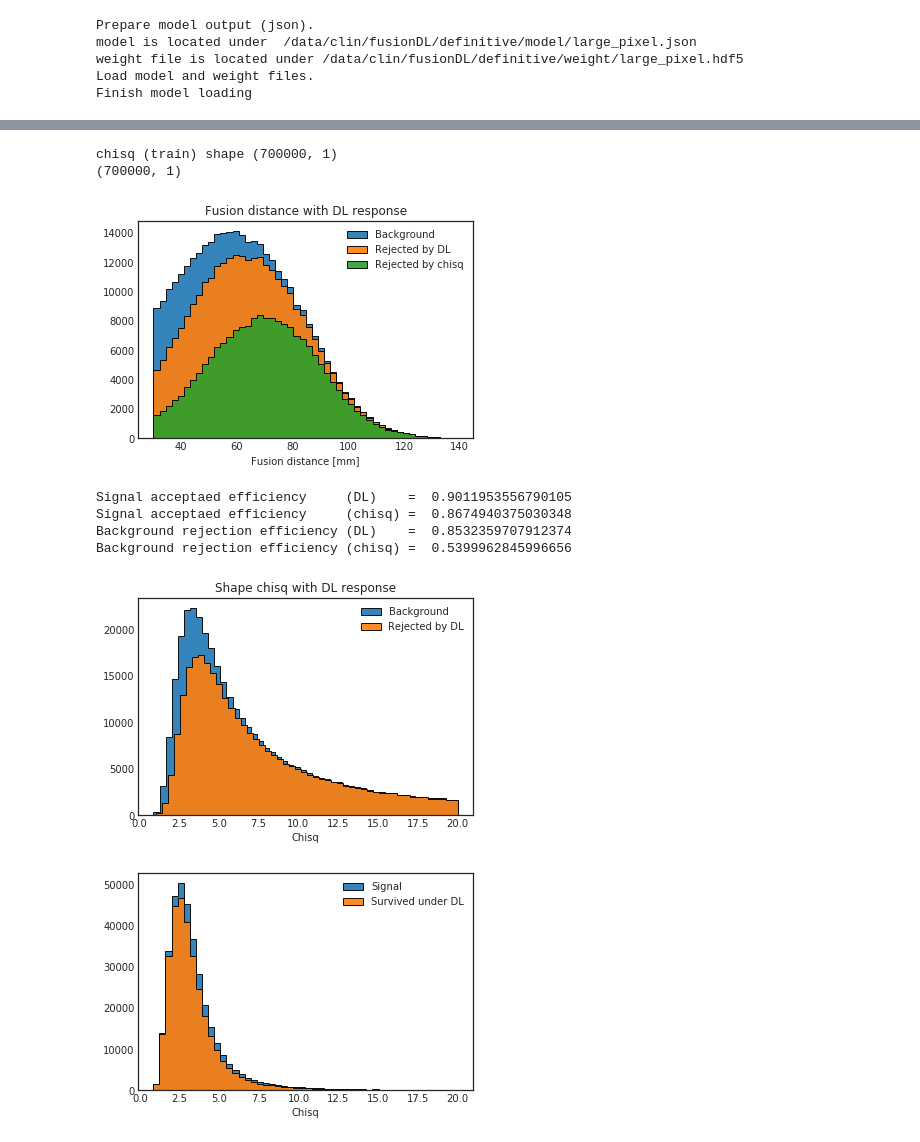
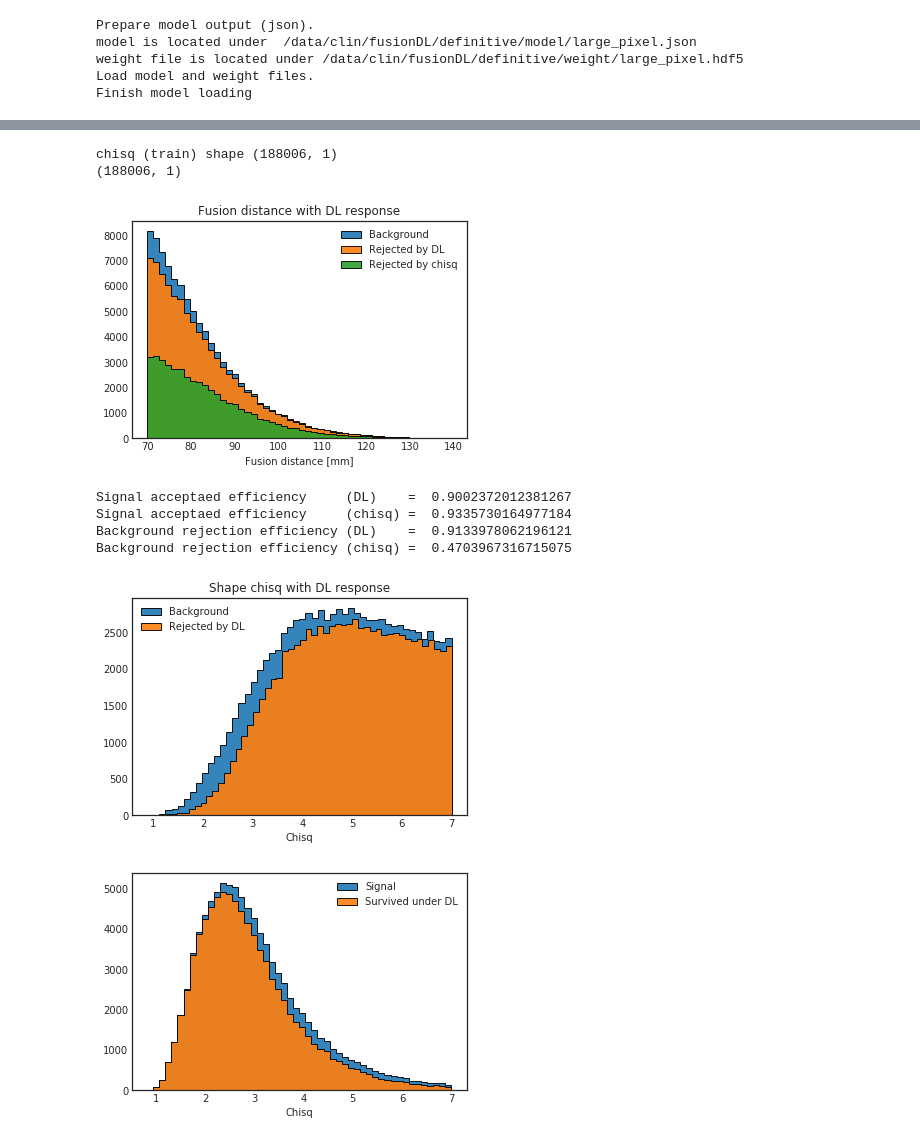
Before and after one commit to c-lin-hep/fusionDL, a Jupyter notebook: training/definitive/pixel_large_definitive.ipynb, the cells around one changed output, grey strips where cells are left out. Saved outputs shown, nothing was run; the diff lists cells and outputs as text; code cells hidden in the pictures.

Commit message:
Add files via upload
- New signal training samples (KLpi0pi0 enhanced from real data).

```diff
--- a/training/definitive/pixel_large_definitive.ipynb
+++ b/training/definitive/pixel_large_definitive.ipynb
@@ -592,11 +593,12 @@ fig.savefig(file_path)
 # - This plot shows how shape chisq / DL cut responds in fusion distance distribution.
 # - In principle, DL is able to reject more events than the conventional chisq
 #
+fig = plt.figure()
 plt.style.use('seaborn-white')
 plt.title("Fusion distance with DL response")
 
 chisq_train = extraVars_train[:,2:3]
-chisq_cut=5./20
+chisq_cut=4.9/7
 print("chisq (train) shape", chisq_train.shape )
 print(preds_train.shape)
 
@@ -626,42 +628,43 @@ print("Background rejection efficiency (chisq) = ", nbg_chisq_cut / nbg_all )
 file_path=base_dir+"/plot/bg_fusionDist_" + prefix + ".pdf"
 fig.savefig(file_path)
 # %% [output]
-chisq (train) shape (700000, 1)
-(700000, 1)
+chisq (train) shape (188006, 1)
+(188006, 1)
-[figure, old version]
+[figure, new version]
-Signal acceptaed efficiency     (DL)    =  0.9011953556790105
-Signal acceptaed efficiency     (chisq) =  0.8674940375030348
-Background rejection efficiency (DL)    =  0.8532359707912374
-Background rejection efficiency (chisq) =  0.5399962845996656
+Signal acceptaed efficiency     (DL)    =  0.9002372012381267
+Signal acceptaed efficiency     (chisq) =  0.9335730164977184
+Background rejection efficiency (DL)    =  0.9133978062196121
+Background rejection efficiency (chisq) =  0.4703967316715075
 # %%
 # draw chisq
 # - chisq in the input data is already scaled by 1./20, put it back while plotting
 # - In principle, the large chisq is prone to be rejected by DL.
 #
+fig = plt.figure()
 plt.style.use('seaborn-white')
 plt.title("Shape chisq with DL response")
 
-scale=20
+scale=7
 
 kwargs = dict(histtype='stepfilled', alpha=0.9, density=False, bins=50, ec="k")
 plt.hist(chisq_train[ tag_train==0 ] * scale, **kwargs, label="Background")
 plt.hist(chisq_train[ (tag_train==0) & (preds_train<DL_cut) ] * scale, **kwargs, label="Rejected by DL")
 plt.xlabel("Chisq")
-plt.legend(loc = 'upper right')
+plt.legend(loc = 'upper left')
 plt.show()
 file_path=base_dir+"/plot/bg_chisq_" + prefix + ".pdf"
 fig.savefig(file_path)
 
 plt.hist(chisq_train[ tag_train==1 ] * scale, **kwargs, label="Signal")
 plt.hist(chisq_train[ (tag_train==1) & (preds_train>DL_cut) ] * scale, **kwargs, label="Survived under DL")
 plt.xlabel("Chisq")
 plt.legend(loc = 'upper right')
 plt.show()
 file_path=base_dir+"/plot/sig_chisq_" + prefix + ".pdf"
 fig.savefig(file_path)
 # %% [output]
-[figure, old version]
+[figure, new version]
-[figure, old version]
+[figure, new version]
 # %%
 # draw energy
 # - This is actually log(energy)
```
Also changed, not shown: parts of 16 cells of this notebook, 2 other files.
